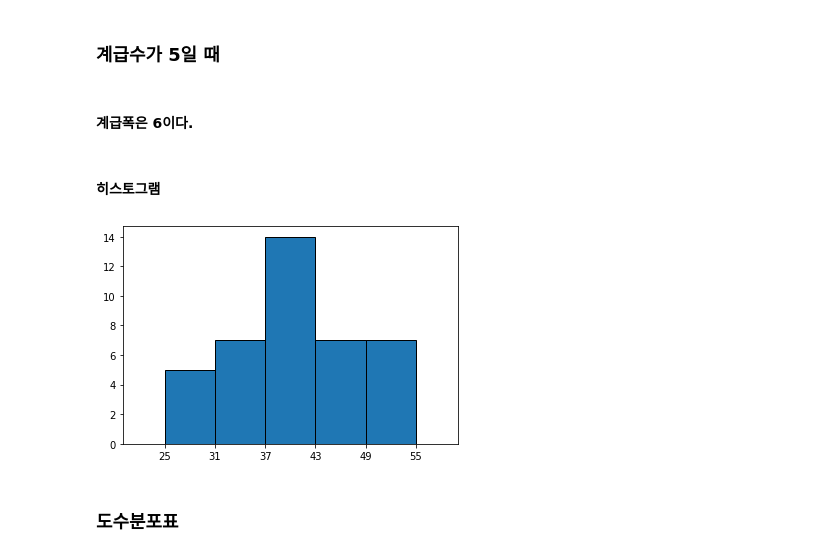
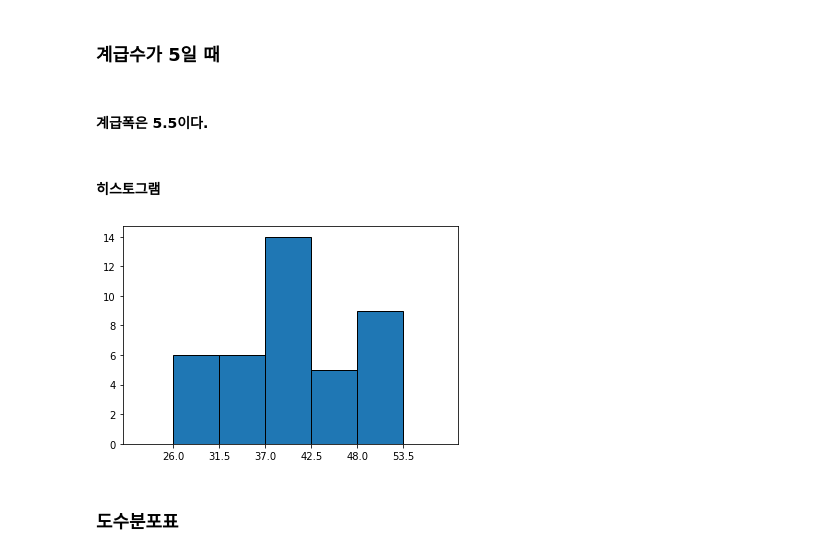
Before and after one commit to enfycius/Statistics, a Jupyter notebook: HW1/2-21.ipynb, the cells around one changed output. Cells and saved outputs as stored; diff of their text form; code cells hidden in the pictures.

```diff
--- a/HW1/2-21.ipynb
+++ b/HW1/2-21.ipynb
@@ -25,16 +25,16 @@ df['Age'].size
 # %% [markdown]
 ### 계급수가 5일 때
 # %% [markdown]
-#### 계급폭은 6이다.
+#### 계급폭은 5.5이다.
 # %% [markdown]
 #### 히스토그램
 # %%
-plt.hist(df['Age'], bins=np.arange(25, 60, 6), edgecolor='black', linewidth=1)
-plt.xticks(np.arange(25, 60, 6))
+plt.hist(df['Age'], bins=np.arange(26, 55, 5.5), edgecolor='black', linewidth=1)
+plt.xticks(np.arange(26, 55, 5.5))
 plt.xlim(20, 60)
 plt.savefig("./5.png")
 # %% [output]
-[figure, old version]
+[figure, new version]
 # %%
 df = df.sort_values(by='Age', axis=0, ascending=True)
 # %%
```
Also changed, not shown: parts of 10 cells of this notebook, 1 other file.
